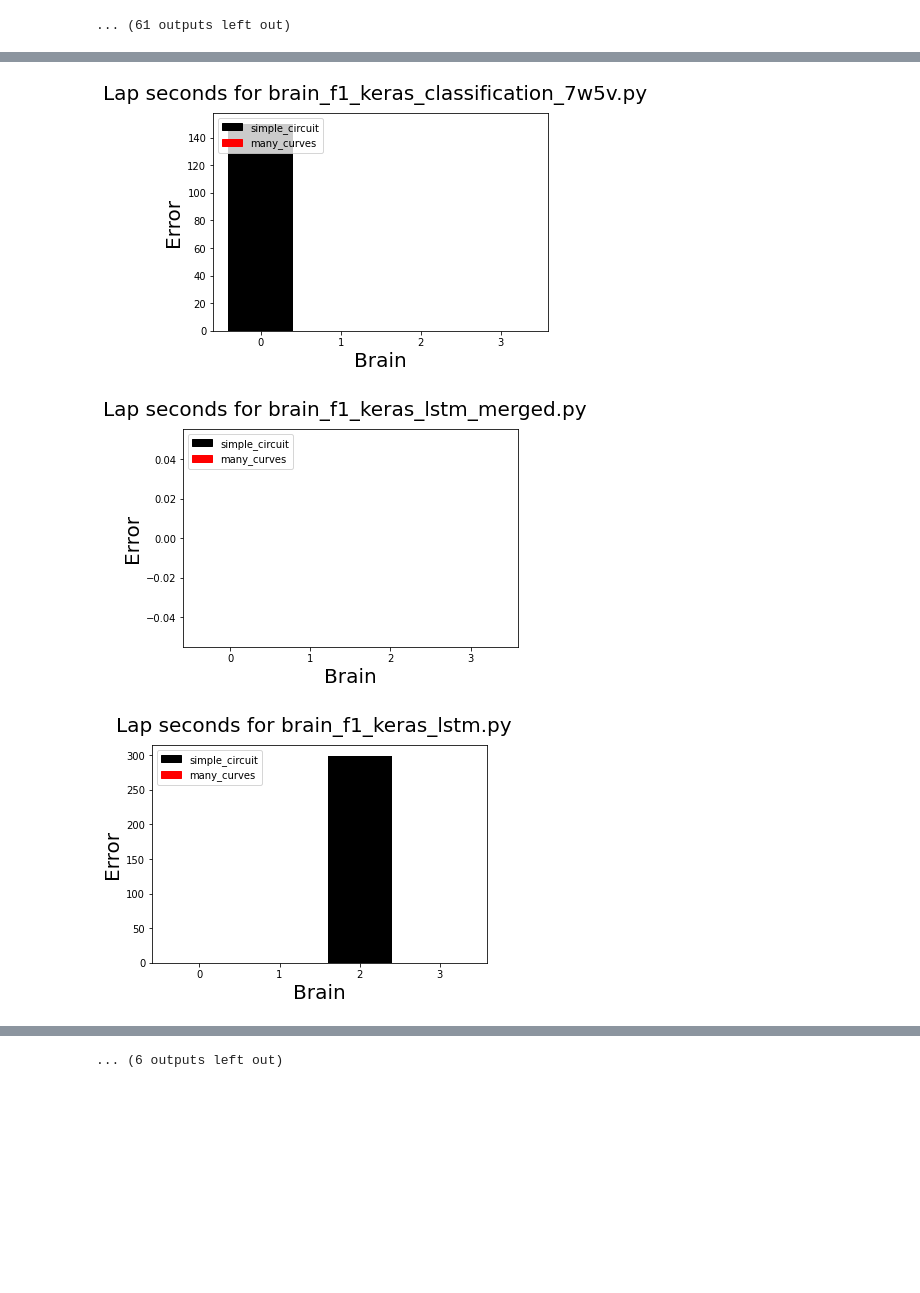
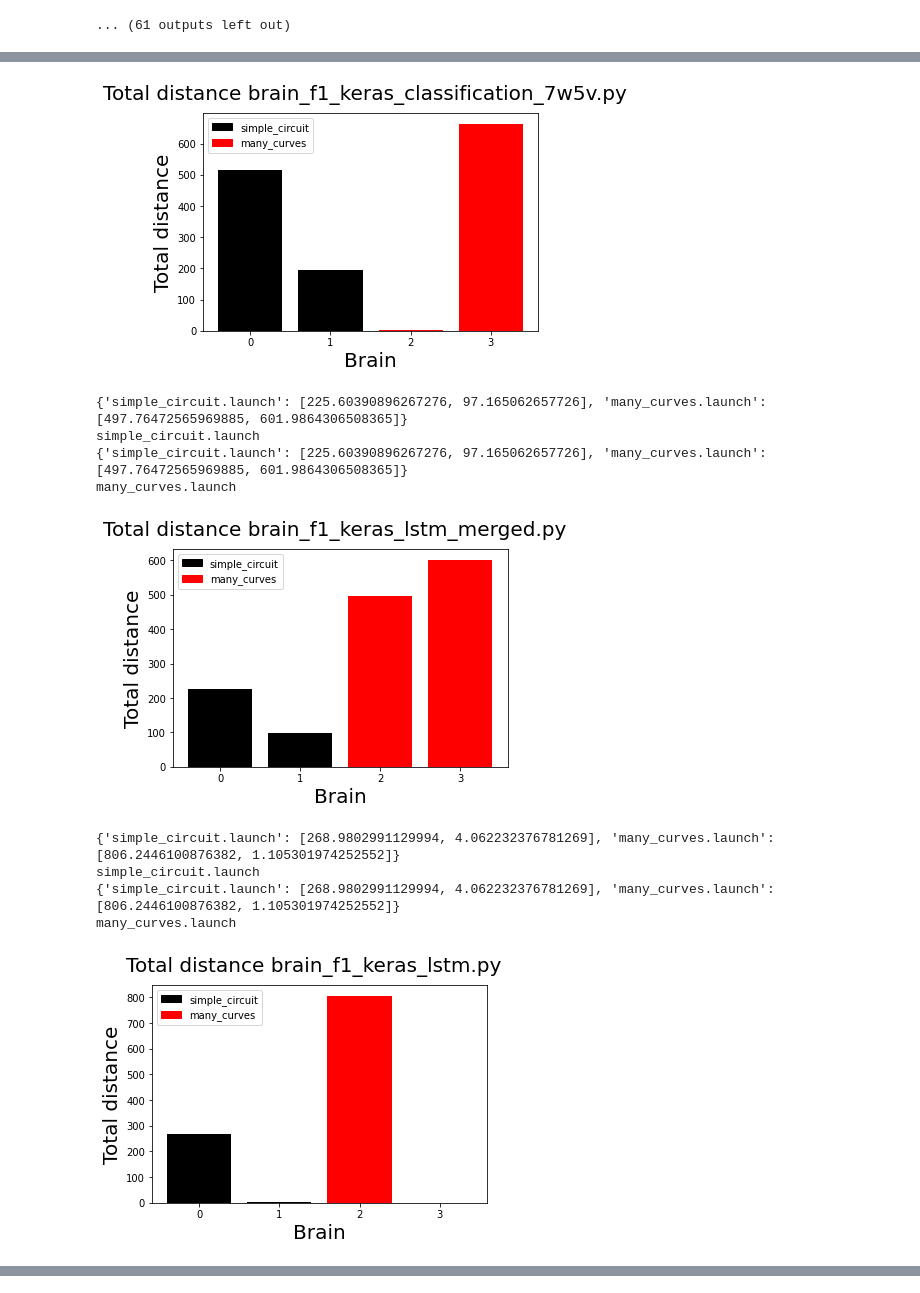
Before and after one commit to RoboticsLabURJC/2019-phd-sergio-paniego, a Jupyter notebook: experiment_statistics.ipynb, the cells around one changed output, grey strips where cells are left out. Cells and saved outputs as stored; diff of their text form; code cells hidden in the pictures; blank space fills up the shorter version.

Commit message:
Updated statistics for each brain on each circuit

```diff
--- a/experiment_statistics.ipynb
+++ b/experiment_statistics.ipynb
@@ -492,6 +492,7 @@ for experimment_counter, experiment in enumerate(experiments_statistics):
 black_patch = mpatches.Patch(color='black', label='simple_circuit')
 red_patch = mpatches.Patch(color='red', label='many_curves')
 
+
 # Completed distances for each brain
 for brain_experiments in experiments_completed_distances_brains:
     brain_circuit_experiments = []
@@ -499,9 +500,11 @@ for brain_experiments in experiments_completed_distances_brains:
     for brain_circuit_experiment in experiments_completed_distances_brains[brain_experiments]:
         brain_circuit_experiments = brain_circuit_experiments + experiments_completed_distances_brains[brain_experiments][brain_circuit_experiment]
         if brain_circuit_experiment == 'simple_circuit.launch':
-            circuit_bar_colors.append('black')
+            for x in range(0, len(experiments_completed_distances_brains[brain_experiments][brain_circuit_experiment])):
+                circuit_bar_colors.append('black')
         else:
-            circuit_bar_colors.append('red')
+            for x in range(0, len(experiments_completed_distances_brains[brain_experiments][brain_circuit_experiment])):
+                circuit_bar_colors.append('red')
 
 
     names = []
@@ -514,7 +517,7 @@ for brain_experiments in experiments_completed_distances_brains:
     plt.legend(handles=[black_patch, red_patch], loc=2, prop={'size': 10})
     plt.show()
 
-
+'''
 # Completed percentage for each brain
 for brain_experiments in experiments_percentage_completed_brains:
     brain_circuit_experiments = []
@@ -648,4 +651,5 @@ for brain_experiments in experiments_average_speed_brains:
     plt.ylabel('Error', fontsize=20)
     plt.legend(handles=[black_patch, red_patch], loc=2, prop={'size': 10})
     plt.show()
+'''
 # %% [output]
@@ -652,3 +660,11 @@ for brain_experiments in experiments_average_speed_brains:
-[figure, old version]
+[figure, new version]
+{'simple_circuit.launch': [225.60390896267276, 97.165062657726], 'many_curves.launch': [497.76472565969885, 601.9864306508365]}
+simple_circuit.launch
+{'simple_circuit.launch': [225.60390896267276, 97.165062657726], 'many_curves.launch': [497.76472565969885, 601.9864306508365]}
+many_curves.launch
-[figure, old version]
+[figure, new version]
+{'simple_circuit.launch': [268.9802991129994, 4.062232376781269], 'many_curves.launch': [806.2446100876382, 1.105301974252552]}
+simple_circuit.launch
+{'simple_circuit.launch': [268.9802991129994, 4.062232376781269], 'many_curves.launch': [806.2446100876382, 1.105301974252552]}
+many_curves.launch
-[figure, old version]
+[figure, new version]
@@ -664 +685,0 @@ for brain_experiments in experiments_average_speed_brains:
-... (6 outputs left out)
```
Also changed, not shown: parts of 3 cells of this notebook.
